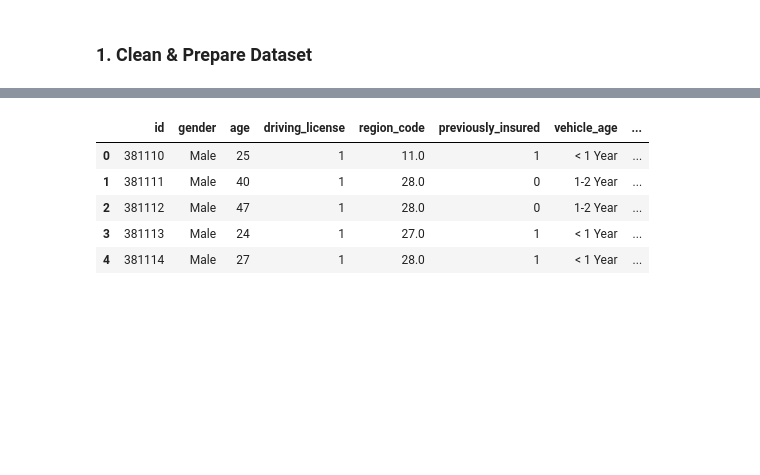
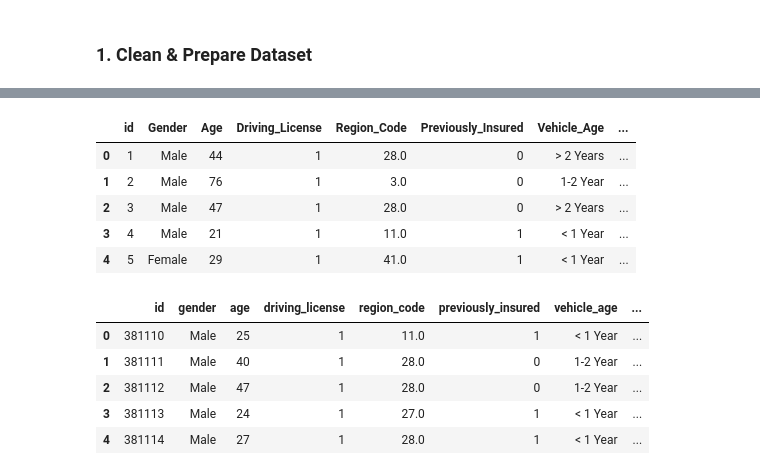
Before and after one commit to szerpa17/cross-sell-predictions, a Jupyter notebook: Database/create_sqlite.ipynb, the cells around one changed output, grey strips where cells are left out. Saved outputs shown, nothing was run; the diff lists cells and outputs as text; code cells hidden in the pictures; blank space fills up the shorter version.

Commit message:
importing original customer data into create_sqlite.ipynb

```diff
--- a/Database/create_sqlite.ipynb
+++ b/Database/create_sqlite.ipynb
@@ -9,7 +9,7 @@ from sqlalchemy import create_engine
 # %%
 # Read csv into dataframe
 df = pd.read_csv(os.path.join("..", "Resources", "test.csv"))
+customer_data_df = pd.read_csv(os.path.join("..", "Resources", "customer_data.csv"))
 # Set aside original values
-original_vals = df
-
-df.head()
+original_test_data = df
+original_customer_data = customer_data_df
@@ -23,3 +25,12 @@ df.head()
+# %%
+original_customer_data.head()
+# %% [output]
+|  | id | Gender | Age | Driving_License | Region_Code | Previously_Insured | Vehicle_Age | ... |
+| 0 | 1 | Male | 44 | 1 | 28.0 | 0 | > 2 Years | ... |
+| 1 | 2 | Male | 76 | 1 | 3.0 | 0 | 1-2 Year | ... |
+| 2 | 3 | Male | 47 | 1 | 28.0 | 0 | > 2 Years | ... |
+| 3 | 4 | Male | 21 | 1 | 11.0 | 1 | < 1 Year | ... |
+| 4 | 5 | Female | 29 | 1 | 41.0 | 1 | < 1 Year | ... |
 # %%
 # Rename column headers using for loop
 for x in df:
```
Also changed, not shown: parts of 2 cells of this notebook.
